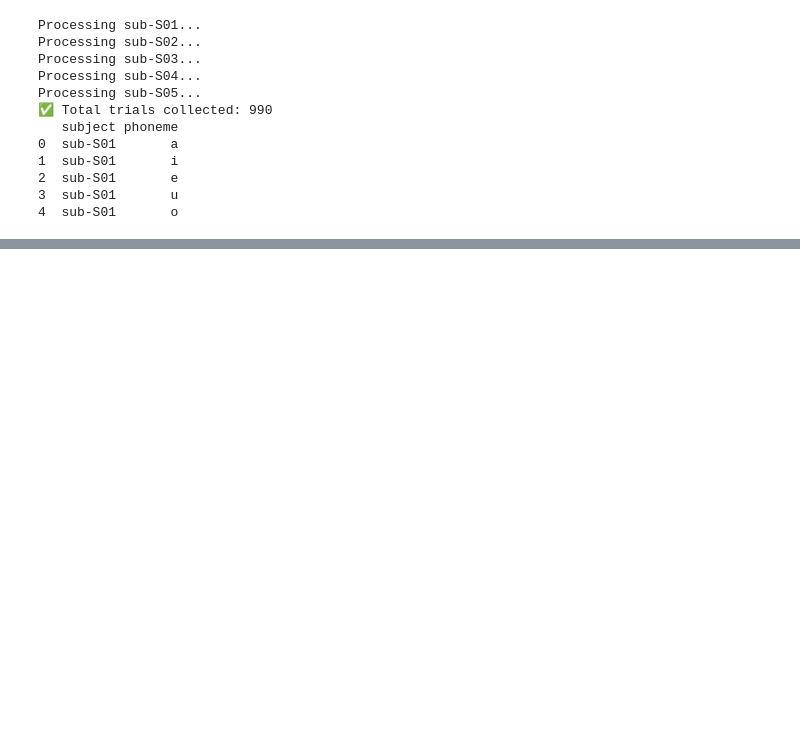
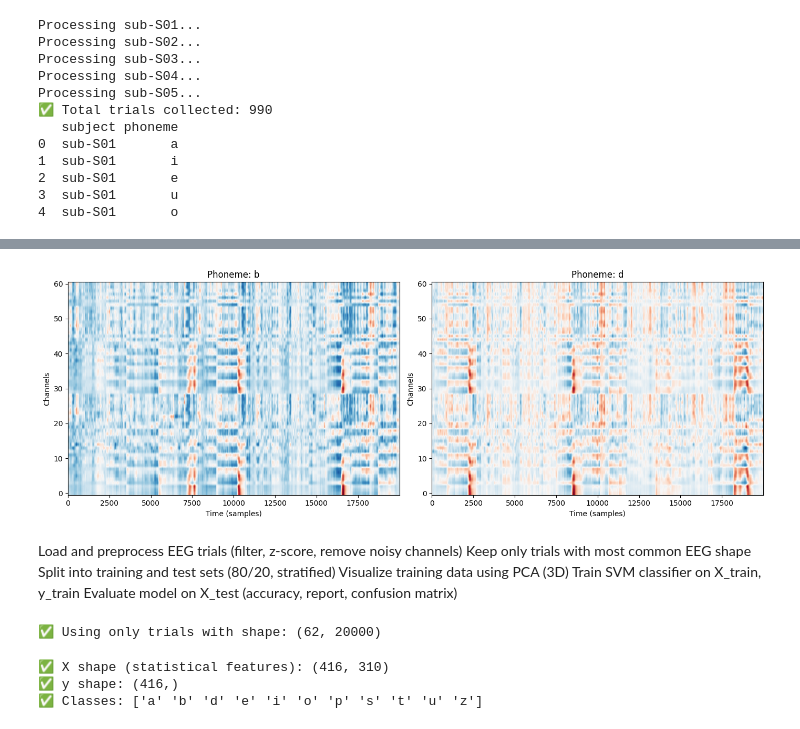
Before and after one commit to Yaelts2/EEG-project, a Jupyter notebook: main_code.ipynb, the cells around one changed output, grey strips where cells are left out. Cells and saved outputs as stored; diff of their text form; code cells hidden in the pictures; blank space fills up the shorter version.

Commit message:
Add main_code notebook with EEG preprocessing pipeline

```diff
--- a/main_code.ipynb
+++ b/main_code.ipynb
@@ -137,0 +140,70 @@ def remove_noisy_channels(eeg, threshold=10.0):
+# %%
+
+phoneme1 = 'b'
+phoneme2 = 'd'
+
+trial1 = next(t for t in all_trials if t['phoneme'] == phoneme1)
+trial2 = next(t for t in all_trials if t['phoneme'] == phoneme2)
+
+
+fig, axs = plt.subplots(1, 2, figsize=(14, 5))
+
+for i, trial in enumerate([trial1, trial2]):
+    axs[i].imshow(trial['eeg'], aspect='auto', cmap='RdBu_r', origin='lower')
+    axs[i].set_title(f"Phoneme: {trial['phoneme']}")
+    axs[i].set_xlabel("Time (samples)")
+    axs[i].set_ylabel("Channels")
+
+plt.tight_layout()
+plt.show()
+# %% [output]
+[figure, added]
+# %% [markdown]
+Load and preprocess EEG trials (filter, z-score, remove noisy channels)
+Keep only trials with most common EEG shape
+Split into training and test sets (80/20, stratified)
+Visualize training data using PCA (3D)
+Train SVM classifier on X_train, y_train
+Evaluate model on X_test (accuracy, report, confusion matrix)
+# %%
+from collections import Counter
+
+# Retrieve the EEG shape for each trial
+shapes = [trial['eeg'].shape for trial in all_trials]
+most_common_shape = Counter(shapes).most_common(1)[0][0]
+
+# Filter only trials with the most common shape
+filtered_trials = [trial for trial in all_trials if trial['eeg'].shape == most_common_shape]
+
+print(f"✅ Using only trials with shape: {most_common_shape}")
+# %% [output]
+✅ Using only trials with shape: (62, 20000)
+# %%
+import numpy as np
+from sklearn.preprocessing import LabelEncoder
+
+def extract_features_statistical(trial):
+    eeg = trial['eeg']
+    features = []
+    features.extend(np.mean(eeg, axis=1))
+    features.extend(np.std(eeg, axis=1))
+    features.extend(np.max(eeg, axis=1))
+    features.extend(np.min(eeg, axis=1))
+    features.extend(np.sum(eeg ** 2, axis=1))
+    return np.array(features)
+
+# Apply feature extraction
+X = np.array([extract_features_statistical(trial) for trial in filtered_trials])
+
+# Encode phoneme labels
+phoneme_labels = [trial['phoneme'] for trial in filtered_trials]
+label_encoder = LabelEncoder()
+y = label_encoder.fit_transform(phoneme_labels)
+
+print("✅ X shape (statistical features):", X.shape)
+print("✅ y shape:", y.shape)
+print("✅ Classes:", label_encoder.classes_)
+# %% [output]
+✅ X shape (statistical features): (416, 310)
+✅ y shape: (416,)
+✅ Classes: ['a' 'b' 'd' 'e' 'i' 'o' 'p' 's' 't' 'u' 'z']
```
Also changed, not shown: parts of 11 cells of this notebook.
